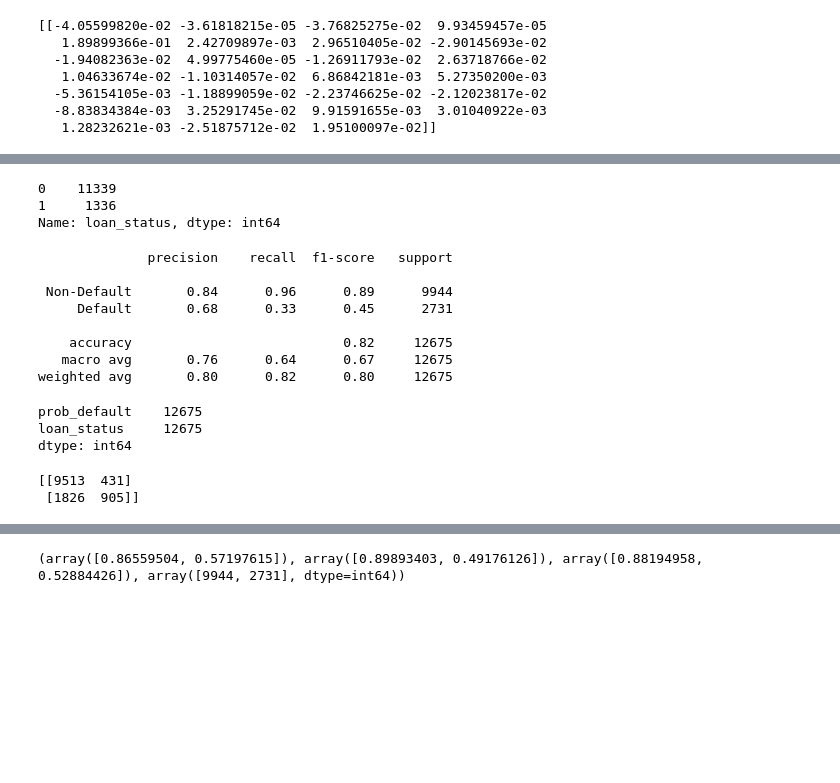
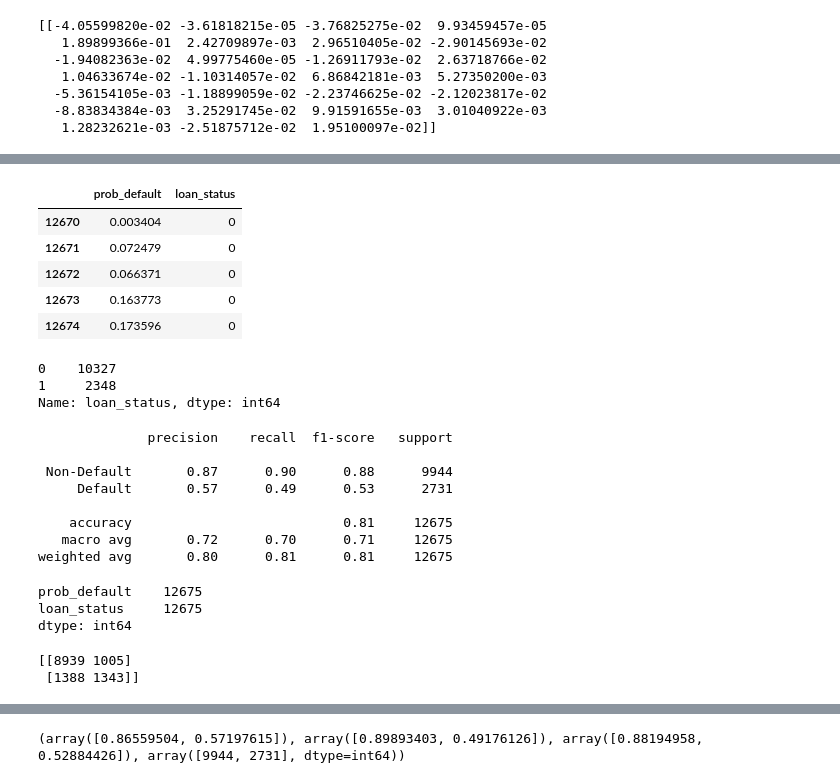
Before and after one commit to Chris232181/Loan-Default-Forecasting-using-ML, a Jupyter notebook: PD_Modelling_Evaluation.ipynb, the cells around one changed output, grey strips where cells are left out. Drawn from its saved outputs; the diff is of its cells as text; code cells hidden in the pictures; blank space fills up the shorter version.

```diff
--- a/PD_Modelling_Evaluation.ipynb
+++ b/PD_Modelling_Evaluation.ipynb
@@ -250,12 +302,20 @@ pred_df = pd.DataFrame(pred[:,1], columns = ['prob_default'])
 # %%
 # Reassign loan status based on the threshold
-pred_df['loan_status'] = pred_df['prob_default'].apply(lambda x: 1 if x > 0.50 else 0)
+pred_df['loan_status'] = pred_df['prob_default'].apply(lambda x: 1 if x > 0.40 else 0)
+pred_df.tail()
+# %% [output]
+|  | prob_default | loan_status |
+| 12670 | 0.003404 | 0 |
+| 12671 | 0.072479 | 0 |
+| 12672 | 0.066371 | 0 |
+| 12673 | 0.163773 | 0 |
+| 12674 | 0.173596 | 0 |
 # %%
 # Print the row counts for each loan status
 print(pred_df['loan_status'].value_counts())
 # %% [output]
-0    11339
-1     1336
+0    10327
+1     2348
 Name: loan_status, dtype: int64
 # %%
 # Print the classification report
@@ -264,12 +324,12 @@ print(classification_report(y_test, pred_df['loan_status'], target_names=target_
 # %% [output]
               precision    recall  f1-score   support
 
- Non-Default       0.84      0.96      0.89      9944
-     Default       0.68      0.33      0.45      2731
+ Non-Default       0.87      0.90      0.88      9944
+     Default       0.57      0.49      0.53      2731
 
-    accuracy                           0.82     12675
-   macro avg       0.76      0.64      0.67     12675
-weighted avg       0.80      0.82      0.80     12675
+    accuracy                           0.81     12675
+   macro avg       0.72      0.70      0.71     12675
+weighted avg       0.80      0.81      0.81     12675
 # %%
 pred_df.count()
 # %% [output]
@@ -280,5 +340,5 @@ dtype: int64
 # Print the confusion matrix
 print(confusion_matrix(y_test,pred_df['loan_status']))
 # %% [output]
-[[9513  431]
- [1826  905]]
+[[8939 1005]
+ [1388 1343]]
```
Also changed, not shown: parts of 29 cells of this notebook.
